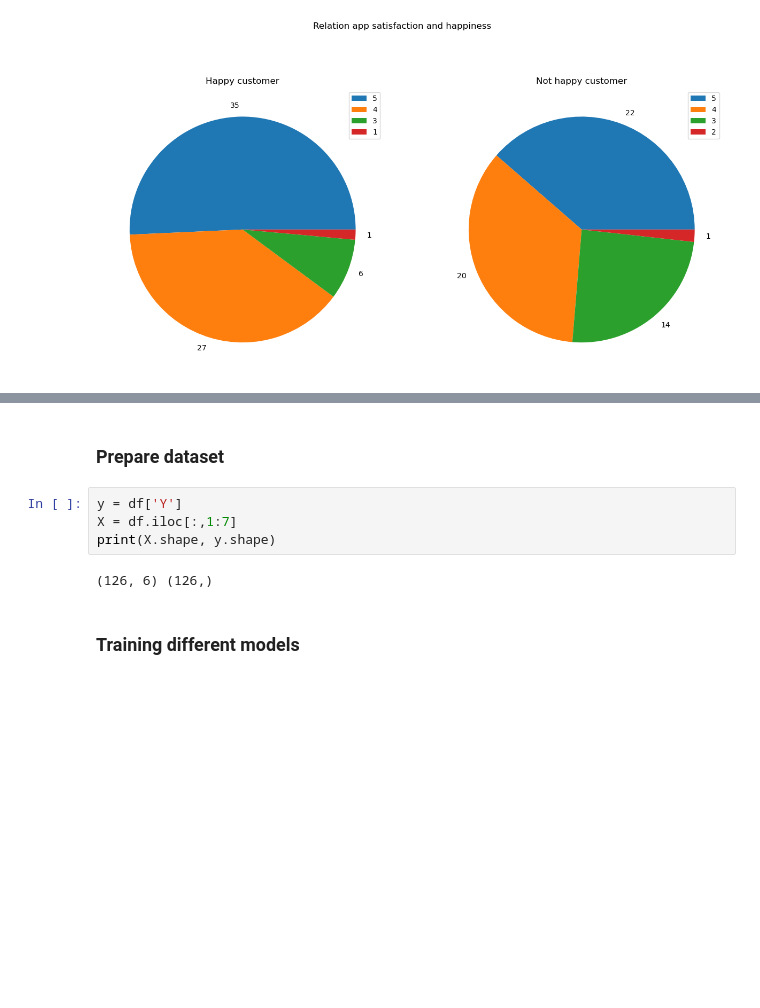
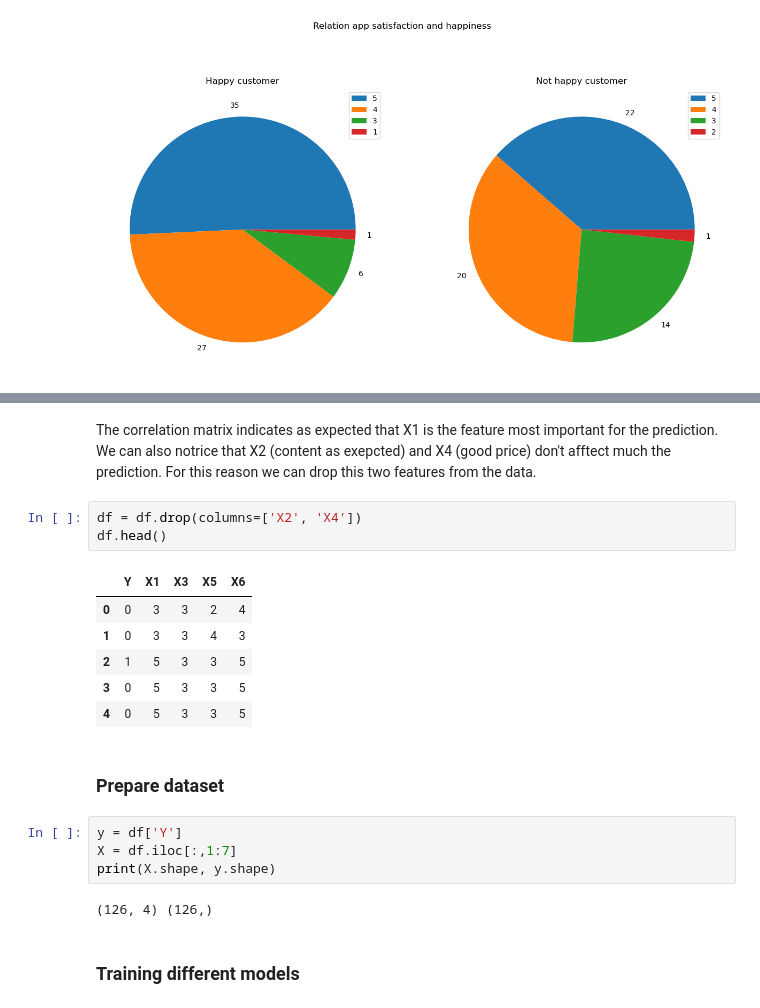
Before and after one commit to chiara89/mFi8znFt4ZE6Spwv, a Jupyter notebook: happyCustomerModel.ipynb, the cells around one changed output, grey strips where cells are left out. Drawn from its saved outputs; the diff is of its cells as text; blank space fills up the shorter version.

```diff
--- a/happyCustomerModel.ipynb
+++ b/happyCustomerModel.ipynb
@@ -178,3 +187,15 @@ show_plot_features(happy_counts_X6, not_happy_counts_X6, 'Relation app satisfact
+# %% [markdown]
+The correlation matrix indicates as expected that X1 is the feature most important for the prediction. We can also notrice that X2 (content as exepcted) and X4 (good price) don't afftect much the prediction. For this reason we can drop this two features from the data.
+# %%
+df = df.drop(columns=['X2', 'X4'])
+df.head()
+# %% [output]
+|  | Y | X1 | X3 | X5 | X6 |
+| 0 | 0 | 3 | 3 | 2 | 4 |
+| 1 | 0 | 3 | 3 | 4 | 3 |
+| 2 | 1 | 5 | 3 | 3 | 5 |
+| 3 | 0 | 5 | 3 | 3 | 5 |
+| 4 | 0 | 5 | 3 | 3 | 5 |
 # %% [markdown]
 ### Prepare dataset
 # %%
@@ -182,7 +203,7 @@ y = df['Y']
 X = df.iloc[:,1:7]
 print(X.shape, y.shape)
 # %% [output]
-(126, 6) (126,)
+(126, 4) (126,)
 # %% [markdown]
 ### Training different models
 # %%
```
Also changed, not shown: parts of 5 cells of this notebook.
